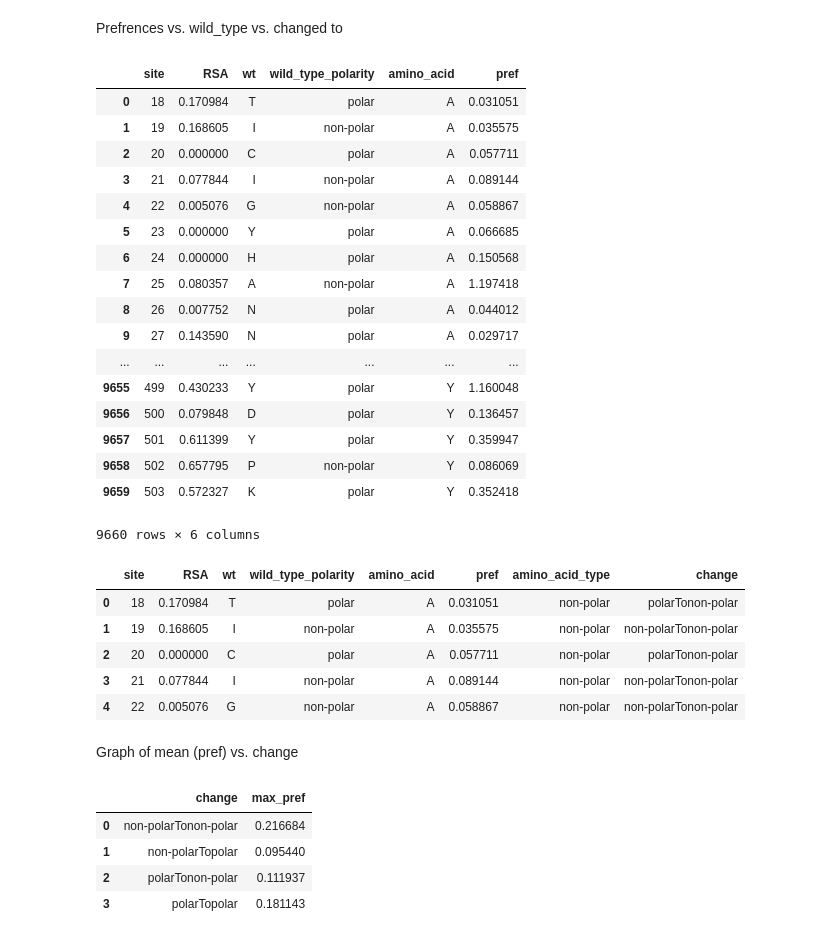
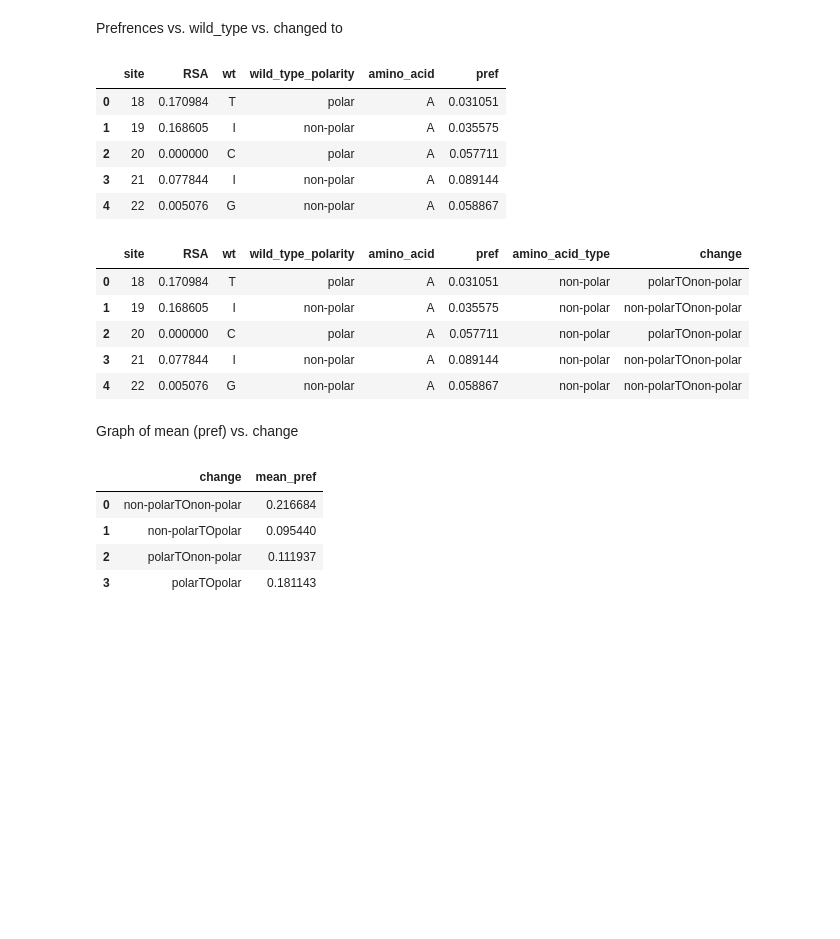
Before and after one commit to hutch-gwc/Rosalind, a Jupyter notebook: secondarystructure_190219.ipynb, the cells around one changed output. Saved outputs shown, nothing was run; the diff lists cells and outputs as text; code cells hidden in the pictures; blank space fills up the shorter version.

```diff
--- a/secondarystructure_190219.ipynb
+++ b/secondarystructure_190219.ipynb
@@ -125,50 +141,37 @@ Prefrences vs. wild_type vs. changed to
 # %%
 df2 = df.drop(["entropy"], axis = 1)
 df2 = pd.melt(df2, id_vars=["site", "RSA", "wt", "wild_type_polarity"], var_name="amino_acid", value_name="pref")
 df2.head()
-df2
 # %% [output]
 |  | site | RSA | wt | wild_type_polarity | amino_acid | pref |
 | 0 | 18 | 0.170984 | T | polar | A | 0.031051 |
 | 1 | 19 | 0.168605 | I | non-polar | A | 0.035575 |
 | 2 | 20 | 0.000000 | C | polar | A | 0.057711 |
 | 3 | 21 | 0.077844 | I | non-polar | A | 0.089144 |
 | 4 | 22 | 0.005076 | G | non-polar | A | 0.058867 |
-| 5 | 23 | 0.000000 | Y | polar | A | 0.066685 |
-| 6 | 24 | 0.000000 | H | polar | A | 0.150568 |
-| 7 | 25 | 0.080357 | A | non-polar | A | 1.197418 |
-| 8 | 26 | 0.007752 | N | polar | A | 0.044012 |
-| 9 | 27 | 0.143590 | N | polar | A | 0.029717 |
-| ... | ... | ... | ... | ... | ... | ... |
-| 9655 | 499 | 0.430233 | Y | polar | Y | 1.160048 |
-| 9656 | 500 | 0.079848 | D | polar | Y | 0.136457 |
-| 9657 | 501 | 0.611399 | Y | polar | Y | 0.359947 |
-| 9658 | 502 | 0.657795 | P | non-polar | Y | 0.086069 |
-| 9659 | 503 | 0.572327 | K | polar | Y | 0.352418 |
-9660 rows × 6 columns
 # %%
 df2["amino_acid_type"] = df2["amino_acid"].apply(lambda x: classification[x])
-df2["change"] = df2[["wild_type_polarity", "amino_acid_type"]].apply(lambda x: "{0}To{1}".format(x[0], x[1]), axis =1)
+df2["change"] = df2[["wild_type_polarity", "amino_acid_type"]].apply(lambda x: "{0}TO{1}".format(x[0], x[1]), axis =1)
 df2.head()
 # %% [output]
 |  | site | RSA | wt | wild_type_polarity | amino_acid | pref | amino_acid_type | change |
-| 0 | 18 | 0.170984 | T | polar | A | 0.031051 | non-polar | polarTonon-polar |
-| 1 | 19 | 0.168605 | I | non-polar | A | 0.035575 | non-polar | non-polarTonon-polar |
-| 2 | 20 | 0.000000 | C | polar | A | 0.057711 | non-polar | polarTonon-polar |
-| 3 | 21 | 0.077844 | I | non-polar | A | 0.089144 | non-polar | non-polarTonon-polar |
-| 4 | 22 | 0.005076 | G | non-polar | A | 0.058867 | non-polar | non-polarTonon-polar |
+| 0 | 18 | 0.170984 | T | polar | A | 0.031051 | non-polar | polarTOnon-polar |
+| 1 | 19 | 0.168605 | I | non-polar | A | 0.035575 | non-polar | non-polarTOnon-polar |
+| 2 | 20 | 0.000000 | C | polar | A | 0.057711 | non-polar | polarTOnon-polar |
+| 3 | 21 | 0.077844 | I | non-polar | A | 0.089144 | non-polar | non-polarTOnon-polar |
+| 4 | 22 | 0.005076 | G | non-polar | A | 0.058867 | non-polar | non-polarTOnon-polar |
 # %% [markdown]
 Graph of mean (pref) vs. change
 # %%
 temp = []
 for name, group in df2.groupby(["change"]):
-  new_pref = group["pref"].mean()
-  temp.append([name, new_pref])
-temp = pd.DataFrame(temp, columns = ["change", "max_pref"])
+    new_pref = group["pref"].mean()
+    temp.append([name, new_pref])
+temp = pd.DataFrame(temp, columns = ["change", "mean_pref"])
 temp.head()
 # %% [output]
-|  | change | max_pref |
-| 0 | non-polarTonon-polar | 0.216684 |
-| 1 | non-polarTopolar | 0.095440 |
-| 2 | polarTonon-polar | 0.111937 |
-| 3 | polarTopolar | 0.181143 |
+|  | change | mean_pref |
+| 0 | non-polarTOnon-polar | 0.216684 |
+| 1 | non-polarTOpolar | 0.095440 |
+| 2 | polarTOnon-polar | 0.111937 |
+| 3 | polarTOpolar | 0.181143 |
```
Also changed, not shown: parts of 19 cells of this notebook.
